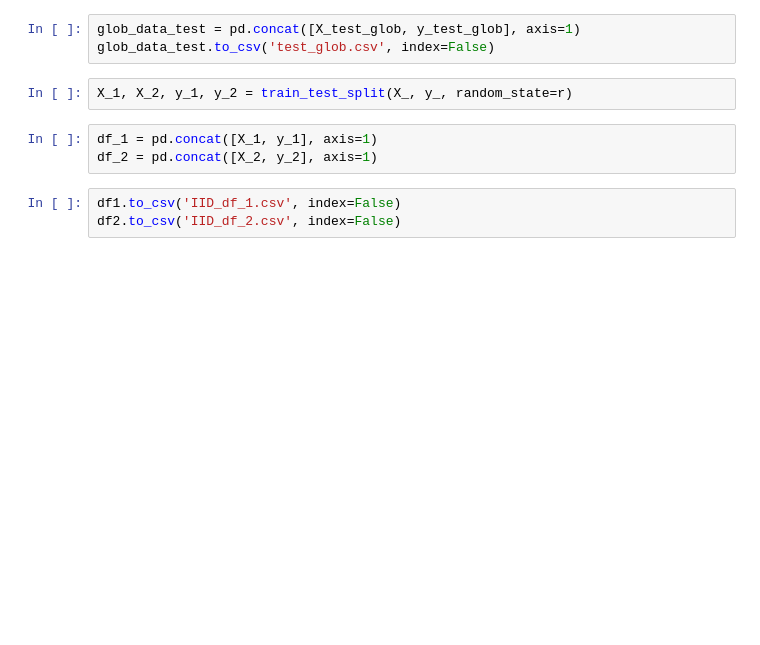
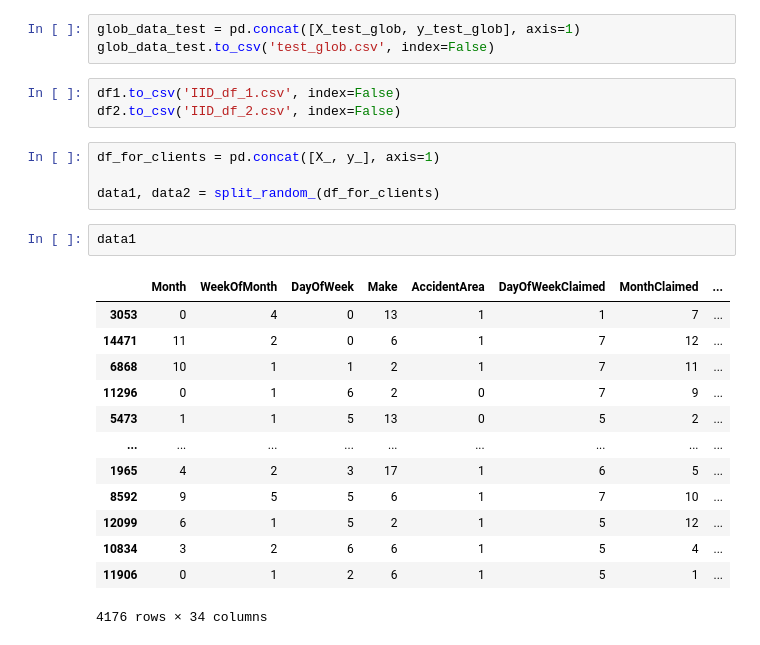
Before and after one commit to AstemirGongapshev/-research_flower, a Jupyter notebook: data_split.ipynb, the cells around one changed output. Saved outputs shown, nothing was run; the diff lists cells and outputs as text; blank space fills up the shorter version.

```diff
--- a/data_split.ipynb
+++ b/data_split.ipynb
@@ -172,11 +127,26 @@ Name: count, dtype: int64
 # %%
 glob_data_test = pd.concat([X_test_glob, y_test_glob], axis=1)
 glob_data_test.to_csv('test_glob.csv', index=False)
-# %%
-X_1, X_2, y_1, y_2 = train_test_split(X_, y_, random_state=r)
-# %%
-df_1 = pd.concat([X_1, y_1], axis=1)
-df_2 = pd.concat([X_2, y_2], axis=1)
 # %%
 df1.to_csv('IID_df_1.csv', index=False)
 df2.to_csv('IID_df_2.csv', index=False)
+# %%
+df_for_clients = pd.concat([X_, y_], axis=1)
+
+data1, data2 = split_random_(df_for_clients)
+# %%
+data1
+# %% [output]
+|  | Month | WeekOfMonth | DayOfWeek | Make | AccidentArea | DayOfWeekClaimed | MonthClaimed | ... |
+| 3053 | 0 | 4 | 0 | 13 | 1 | 1 | 7 | ... |
+| 14471 | 11 | 2 | 0 | 6 | 1 | 7 | 12 | ... |
+| 6868 | 10 | 1 | 1 | 2 | 1 | 7 | 11 | ... |
+| 11296 | 0 | 1 | 6 | 2 | 0 | 7 | 9 | ... |
+| 5473 | 1 | 1 | 5 | 13 | 0 | 5 | 2 | ... |
+| ... | ... | ... | ... | ... | ... | ... | ... | ... |
+| 1965 | 4 | 2 | 3 | 17 | 1 | 6 | 5 | ... |
+| 8592 | 9 | 5 | 5 | 6 | 1 | 7 | 10 | ... |
+| 12099 | 6 | 1 | 5 | 2 | 1 | 5 | 12 | ... |
+| 10834 | 3 | 2 | 6 | 6 | 1 | 5 | 4 | ... |
+| 11906 | 0 | 1 | 2 | 6 | 1 | 5 | 1 | ... |
+4176 rows × 34 columns
```
Also changed, not shown: parts of 14 cells of this notebook.
